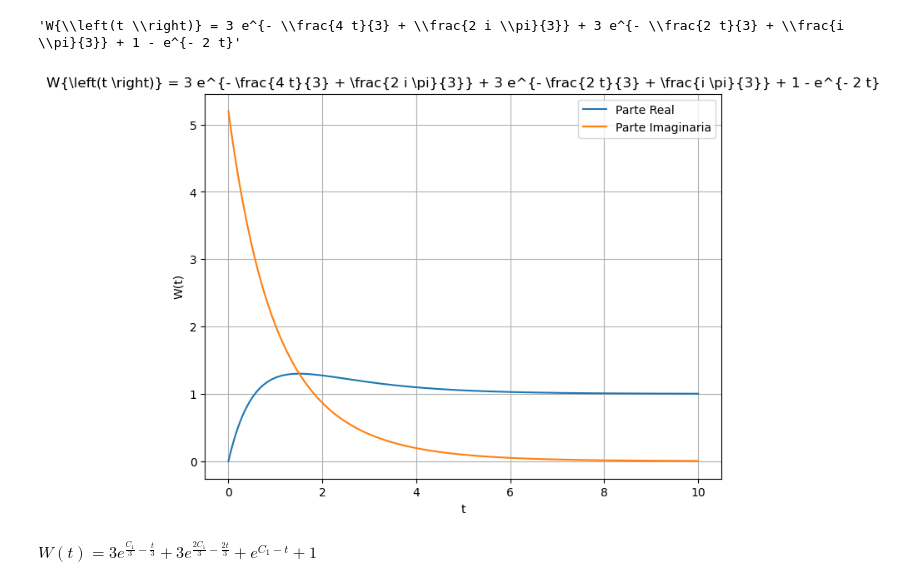
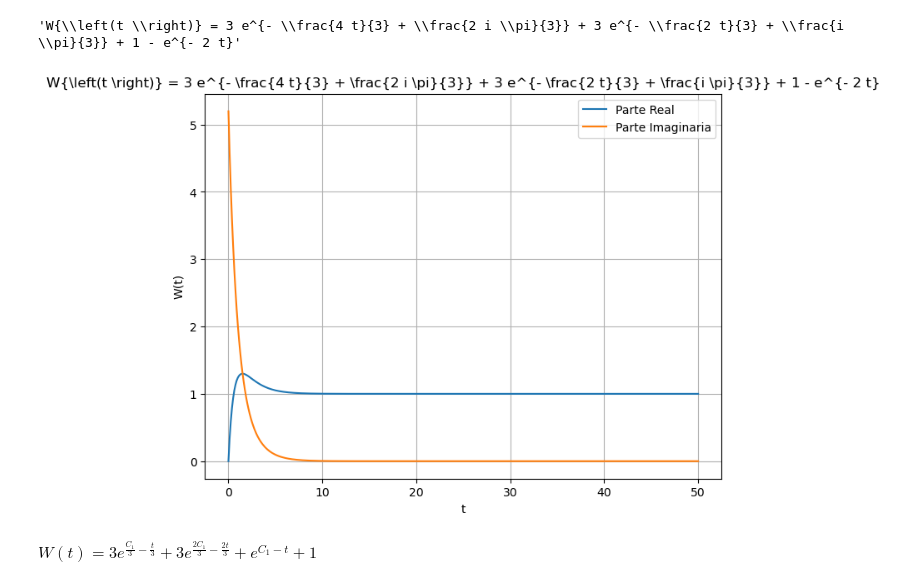
Before and after one commit to Javier-201906795/MI3QProyecto1-1, a Jupyter notebook: Proyecto1_Ejercicio3_V6_J.ipynb, the cells around one changed output. Cells and saved outputs as stored; diff of their text form; code cells hidden in the pictures.

```diff
--- a/Proyecto1_Ejercicio3_V6_J.ipynb
+++ b/Proyecto1_Ejercicio3_V6_J.ipynb
@@ -145,23 +145,23 @@ latex(W_sol5)
 'W{\\left(t \\right)} = 3 e^{- \\frac{4 t}{3} + \\frac{2 i \\pi}{3}} + 3 e^{- \\frac{2 t}{3} + \\frac{i \\pi}{3}} + 1 - e^{- 2 t}'
 # %%
 # Creamos un rango de valores para t
-t_values = np.linspace(0, 10, 400)
+t_values = np.linspace(0, 50, 400)
 
 # Evaluamos la función en el rango de valores de t
 W_values = W1(t_values)
 
 # Graficamos la parte real e imaginaria de la función
 figure(figsize=(8, 6))
 plot(t_values, np.real(W_values), label='Parte Real')
 plot(t_values, np.imag(W_values), label='Parte Imaginaria')
 xlabel('t')
 ylabel('W(t)')
 title('W{\\left(t \\right)} = 3 e^{- \\frac{4 t}{3} + \\frac{2 i \\pi}{3}} + 3 e^{- \\frac{2 t}{3} + \\frac{i \\pi}{3}} + 1 - e^{- 2 t}')
 legend()
 grid(True)
 show()
 # %% [output]
-[figure, old version]
+[figure, new version]
 # %%
 W_sol25 = W_solucion2.subs(a,1)
 W_sol26 = W_sol25.subs(b,1)
```
